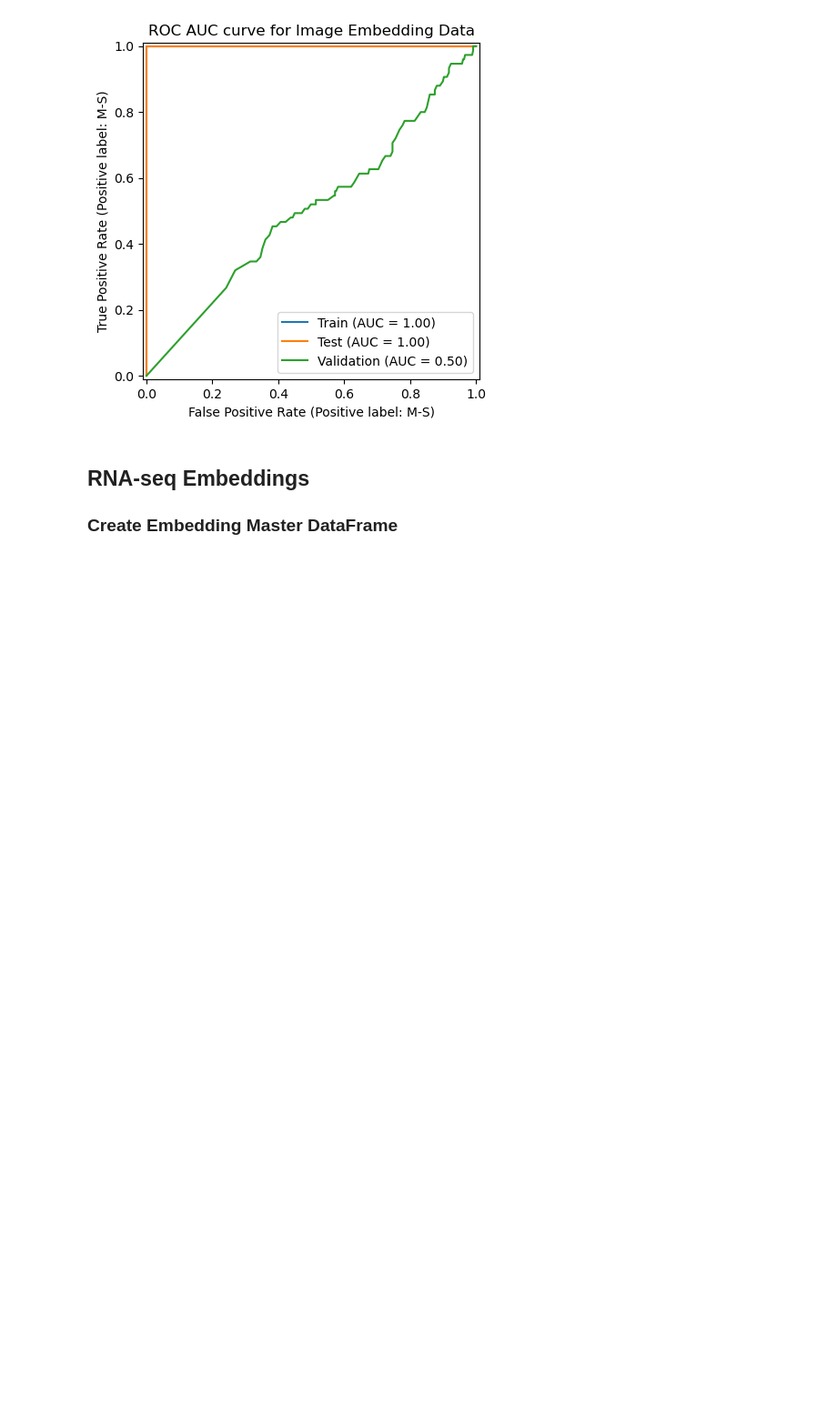
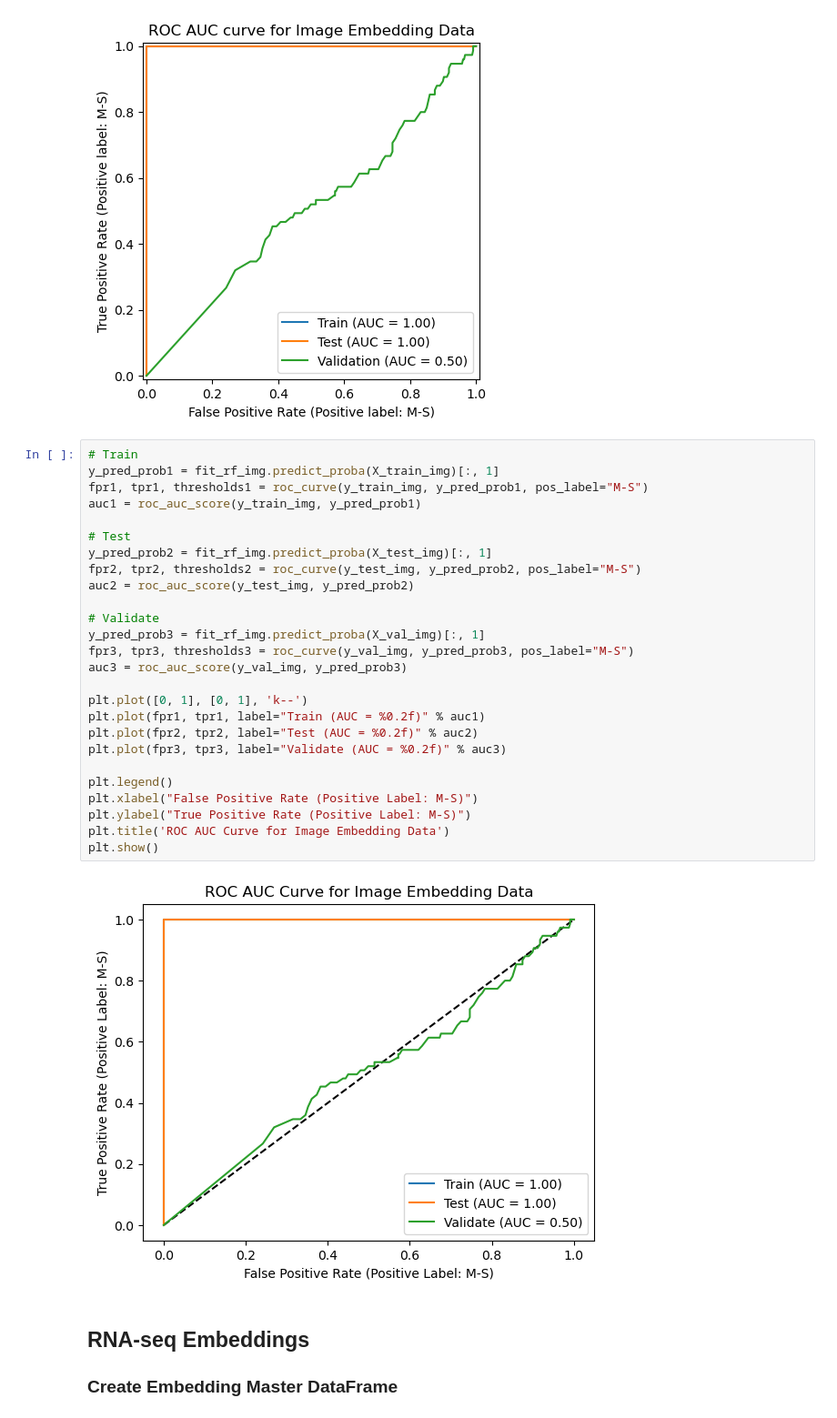
Before and after one commit to KristoferLintonReid/ultrasound-contrastivemodels, a Jupyter notebook: notebooks/baseline_models_embeddings.ipynb, the cells around one changed output. Shown at 91% size. Saved outputs shown, nothing was run; the diff lists cells and outputs as text; blank space fills up the shorter version.

```diff
--- a/notebooks/baseline_models_embeddings.ipynb
+++ b/notebooks/baseline_models_embeddings.ipynb
@@ -1174,6 +1175,34 @@ disp = RocCurveDisplay.from_estimator(fit_rf_img, X_val_img, y_val_img, pos_labe
 disp.ax_.set_title("ROC AUC curve for Image Embedding Data");
 # %% [output]
 [figure]
+# %%
+# Train
+y_pred_prob1 = fit_rf_img.predict_proba(X_train_img)[:, 1]
+fpr1, tpr1, thresholds1 = roc_curve(y_train_img, y_pred_prob1, pos_label="M-S")
+auc1 = roc_auc_score(y_train_img, y_pred_prob1)
+
+# Test
+y_pred_prob2 = fit_rf_img.predict_proba(X_test_img)[:, 1]
+fpr2, tpr2, thresholds2 = roc_curve(y_test_img, y_pred_prob2, pos_label="M-S")
+auc2 = roc_auc_score(y_test_img, y_pred_prob2)
+
+# Validate
+y_pred_prob3 = fit_rf_img.predict_proba(X_val_img)[:, 1]
+fpr3, tpr3, thresholds3 = roc_curve(y_val_img, y_pred_prob3, pos_label="M-S")
+auc3 = roc_auc_score(y_val_img, y_pred_prob3)
+
+plt.plot([0, 1], [0, 1], 'k--')
+plt.plot(fpr1, tpr1, label="Train (AUC = %0.2f)" % auc1)
+plt.plot(fpr2, tpr2, label="Test (AUC = %0.2f)" % auc2)
+plt.plot(fpr3, tpr3, label="Validate (AUC = %0.2f)" % auc3)
+
+plt.legend()
+plt.xlabel("False Positive Rate (Positive Label: M-S)")
+plt.ylabel("True Positive Rate (Positive Label: M-S)")
+plt.title('ROC AUC Curve for Image Embedding Data')
+plt.show()
+# %% [output]
+[figure, added]
 # %% [markdown]
 ## RNA-seq Embeddings
 
```
Also changed, not shown: parts of 3 cells of this notebook, 2 other files.
